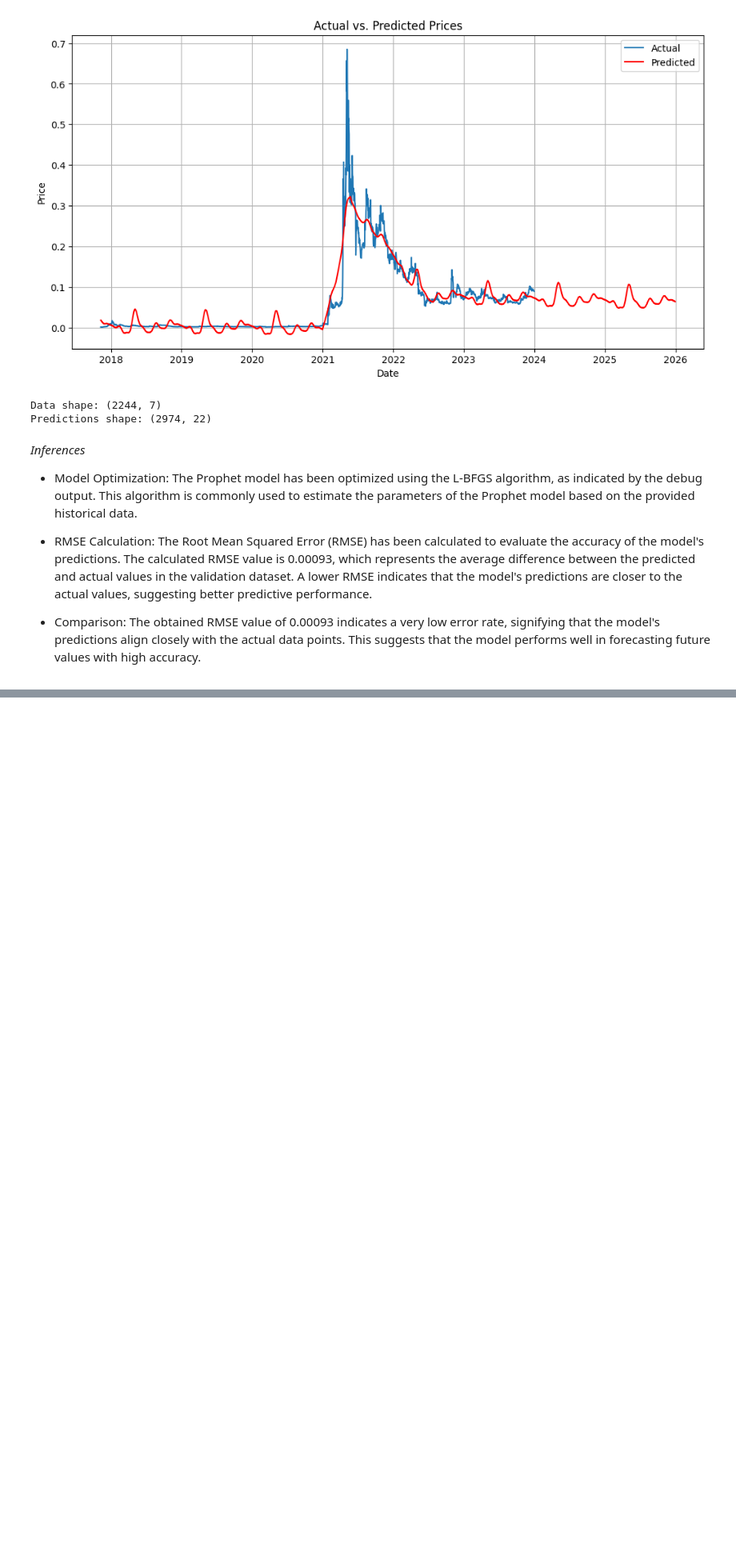
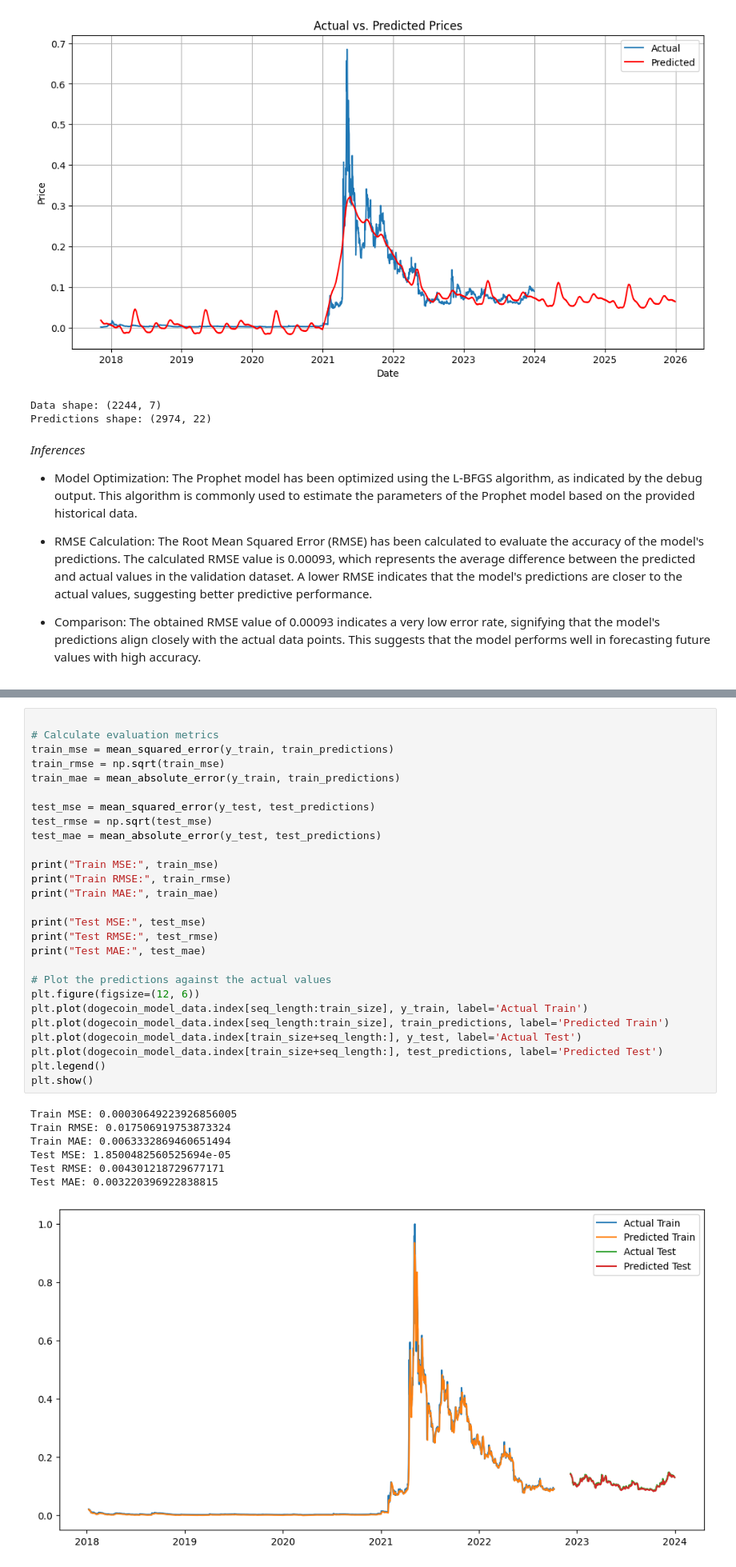
Before and after one commit to paulmachau/Dogecion-Historical-Prices, a Jupyter notebook: Dogecoin_price_prediction_LSTM.ipynb, the cells around one changed output, grey strips where cells are left out. Shown at 80% size. Drawn from its saved outputs; the diff is of its cells as text; blank space fills up the shorter version.

```diff
--- a/Dogecoin_price_prediction_LSTM.ipynb
+++ b/Dogecoin_price_prediction_LSTM.ipynb
@@ -1177,0 +1337,35 @@ Predictions shape: (2974, 22)
+# %%
+
+# Calculate evaluation metrics
+train_mse = mean_squared_error(y_train, train_predictions)
+train_rmse = np.sqrt(train_mse)
+train_mae = mean_absolute_error(y_train, train_predictions)
+
+test_mse = mean_squared_error(y_test, test_predictions)
+test_rmse = np.sqrt(test_mse)
+test_mae = mean_absolute_error(y_test, test_predictions)
+
+print("Train MSE:", train_mse)
+print("Train RMSE:", train_rmse)
+print("Train MAE:", train_mae)
+
+print("Test MSE:", test_mse)
+print("Test RMSE:", test_rmse)
+print("Test MAE:", test_mae)
+
+# Plot the predictions against the actual values
+plt.figure(figsize=(12, 6))
+plt.plot(dogecoin_model_data.index[seq_length:train_size], y_train, label='Actual Train')
+plt.plot(dogecoin_model_data.index[seq_length:train_size], train_predictions, label='Predicted Train')
+plt.plot(dogecoin_model_data.index[train_size+seq_length:], y_test, label='Actual Test')
+plt.plot(dogecoin_model_data.index[train_size+seq_length:], test_predictions, label='Predicted Test')
+plt.legend()
+plt.show()
+# %% [output]
+Train MSE: 0.00030649223926856005
+Train RMSE: 0.017506919753873324
+Train MAE: 0.0063332869460651494
+Test MSE: 1.8500482560525694e-05
+Test RMSE: 0.004301218729677171
+Test MAE: 0.003220396922838815
+[figure, added]
```
Also changed, not shown: parts of 14 cells of this notebook.
